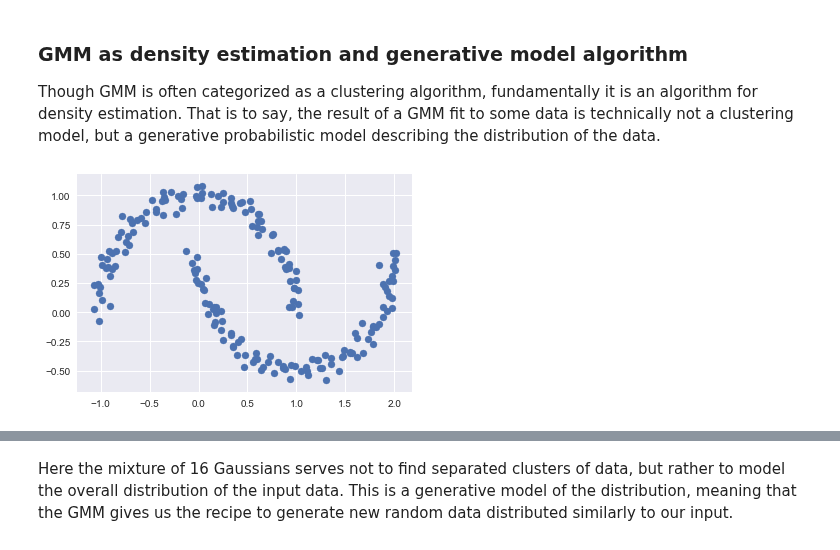
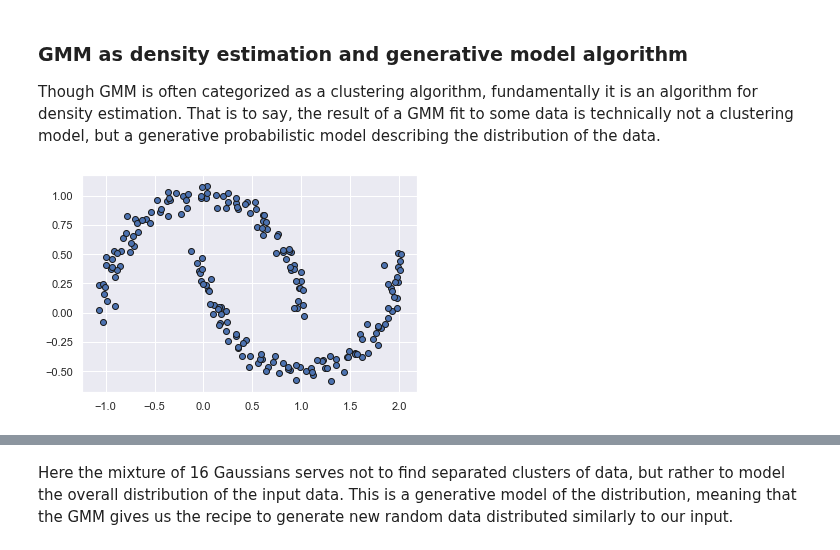
Before and after one commit to mark-luke/MachineLearning-JupyterNotebook, a Jupyter notebook: Clustering-Dimensionality-Reduction/k-means_clustering_GMM.ipynb, the cells around one changed output, grey strips where cells are left out. Drawn from its saved outputs; the diff is of its cells as text; code cells hidden in the pictures.

```diff
--- a/Clustering-Dimensionality-Reduction/k-means_clustering_GMM.ipynb
+++ b/Clustering-Dimensionality-Reduction/k-means_clustering_GMM.ipynb
@@ -282,9 +286,9 @@ Though GMM is often categorized as a clustering algorithm, fundamentally it is a
 # %%
 from sklearn.datasets import make_moons
 Xmoon, ymoon = make_moons(200, noise=.05, random_state=0)
-plt.scatter(Xmoon[:, 0], Xmoon[:, 1]);
+plt.scatter(Xmoon[:, 0], Xmoon[:, 1],edgecolor='k');
 # %% [output]
-[figure, old version]
+[figure, new version]
 # %%
 gmm2 = GaussianMixture(n_components=2, covariance_type='full', random_state=0)
 plt.figure(figsize=(8,5))
```
Also changed, not shown: parts of 29 cells of this notebook.
